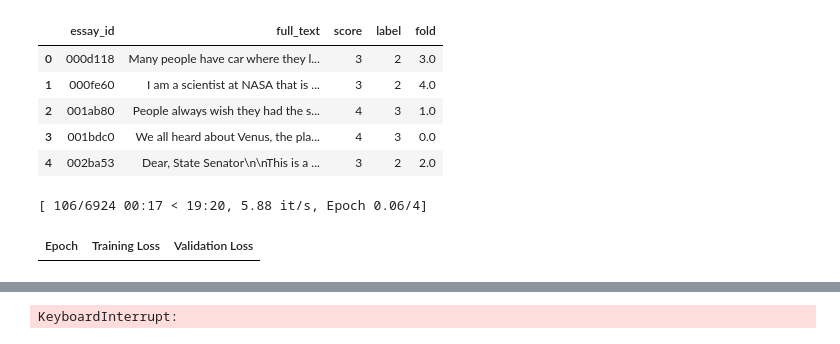
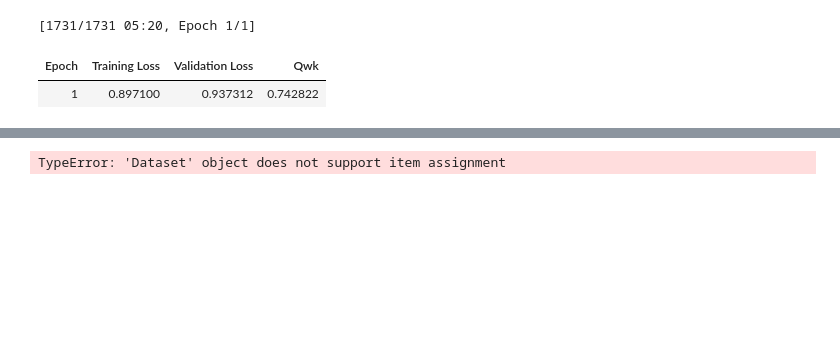
Before and after one commit to zsucicdl/kaggle, a Jupyter notebook: learning-agency-lab-automated-essay-scoring-2/01_ran/transformers_single_cv.ipynb, the cells around one changed output, grey strips where cells are left out. Saved outputs shown, nothing was run; the diff lists cells and outputs as text; code cells hidden in the pictures; blank space fills up the shorter version.

```diff
--- a/learning-agency-lab-automated-essay-scoring-2/01_ran/transformers_single_cv.ipynb
+++ b/learning-agency-lab-automated-essay-scoring-2/01_ran/transformers_single_cv.ipynb
@@ -62,11 +22,4 @@ We use `max_length = 1024` to avoid truncating majority of essays.
 # %%
-data = pd.read_csv(PATHS.train_path)
-data['label'] = data['score'].apply(lambda x: x-1)
-data["label"] = data["label"].astype('int32')
+train_valid = pd.read_csv(PATHS.train_valid_path)
+train_valid['label'] = train_valid['score'].apply(lambda x: x - 1)
+train_valid["label"] = train_valid["label"].astype('int32')
-# %% [output]
-|  | essay_id | full_text | score | label | fold |
-| 0 | 000d118 | Many people have car where they l... | 3 | 2 | 3.0 |
-| 1 | 000fe60 | I am a scientist at NASA that is ... | 3 | 2 | 4.0 |
-| 2 | 001ab80 | People always wish they had the s... | 4 | 3 | 1.0 |
-| 3 | 001bdc0 | We all heard about Venus, the pla... | 4 | 3 | 0.0 |
-| 4 | 002ba53 | Dear, State Senator\n\nThis is a ... | 3 | 2 | 2.0 |
@@ -80,3 +26,5 @@ tds = Dataset.from_pandas(data)
+# %%
+train_valid = create_folds(train_valid, CFG.folding_strategy, CFG.n_splits, CFG.seed)
 # %%
 training_args = TrainingArguments(
     output_dir=f'output_v{CFG.VER}',
@@ -106,47 +47,39 @@ tokenized_train, tokenized_valid, _ = tokenize()
+# %%
+tokenizer = get_tokenizer(tokenization_strategy=CFG.tokenization_strategy,
+                          model_path=PATHS.model_path,
+                          max_length=CFG.max_length,
+                          truncation=True,
+                          batched=True,
+                          tokenization_column=CFG.tokenization_column)
+data_collator = DataCollatorWithPadding(tokenizer=tokenizer.tokenizer)
+# %%
+train_valid_ds = Dataset.from_pandas(train_valid)
+tokenized_train_valid_ds = tokenizer.tokenize_dataset(train_valid_ds)
 # %%
-for fold in range(len(data['fold'].unique())):
-    train = data[data['fold'] != fold]
-    valid = data[data['fold'] == fold].copy()
-
-    train_dataset = dataset.filter(lambda example: example['fold'] != fold)
-    valid_dataset = dataset.filter(lambda example: example['fold'] == fold)
-
+PREDICTION_COLS = [f'p{x}' for x in range(CFG.num_labels)]
+for fold in range(CFG.n_splits):
+    train = tokenized_train_valid_ds.filter(lambda example: example['fold'] != fold)
+    valid = tokenized_train_valid_ds.filter(lambda example: example['fold'] == fold)
     config = AutoConfig.from_pretrained(PATHS.model_path)
     config.num_labels = CFG.num_labels
-
     model = AutoModelForSequenceClassification.from_pretrained(PATHS.model_path, config=config)
-    model.resize_token_embeddings(len(tokenizer))
-
-    data_collator = DataCollatorWithPadding(tokenizer=tokenizer)
-    compute_metrics = compute_metrics_for_classification
+    model.resize_token_embeddings(len(tokenizer.tokenizer))
     trainer = Trainer(
         model=model,
         args=training_args,
-        train_dataset=tokenized_train,
-        eval_dataset=tokenized_valid,
+        train_dataset=train,
+        eval_dataset=valid,
         data_collator=data_collator,
-        tokenizer=tokenizer,
-        compute_metrics=compute_metrics
+        tokenizer=tokenizer.tokenizer,
+        compute_metrics=kaggle_qwk
     )
-
     trainer.train()
-
-    # PLOT CONFUSION MATRIX
-    y_true = valid['score'].values
-    predictions0 = trainer.predict(tokenized_valid).predictions
-    predictions = predictions0.argmax(axis=1) + 1
-    cm = confusion_matrix(y_true, predictions, labels=[x for x in range(1,7)])
-    draw_cm = ConfusionMatrixDisplay(confusion_matrix=cm,
-                                  display_labels=[x for x in range(1,7)])
-    draw_cm.plot()
-    plt.show()
-
+    predictions0 = trainer.predict(valid).predictions
     trainer.save_model(f'deberta-v3-small_AES2_fold_{fold}_v{CFG.VER}')
-    tokenizer.save_pretrained(f'deberta-v3-small_AES2_fold_{fold}_v{CFG.VER}')
-
-    COLS = [f'p{x}' for x in range(CFG.num_labels)]
-    valid[COLS] = predictions0
+    tokenizer.tokenizer.save_pretrained(f'deberta-v3-small_AES2_fold_{fold}_v{CFG.VER}')
+    valid[PREDICTION_COLS] = predictions0
     valid.to_csv(f'valid_df_fold_{fold}_v{CFG.VER}.csv', index=False)
 # %% [output]
-[ 106/6924 00:17 < 19:20, 5.88 it/s, Epoch 0.06/4]
+[1731/1731 05:20, Epoch 1/1]
-| Epoch | Training Loss | Validation Loss |
+| Epoch | Training Loss | Validation Loss | Qwk |
+| 1 | 0.897100 | 0.937312 | 0.742822 |
@@ -153 +87 @@ for fold in range(len(data['fold'].unique())):
-KeyboardInterrupt:
+TypeError: 'Dataset' object does not support item assignment
```
Also changed, not shown: parts of 17 cells of this notebook, 32 other files.
